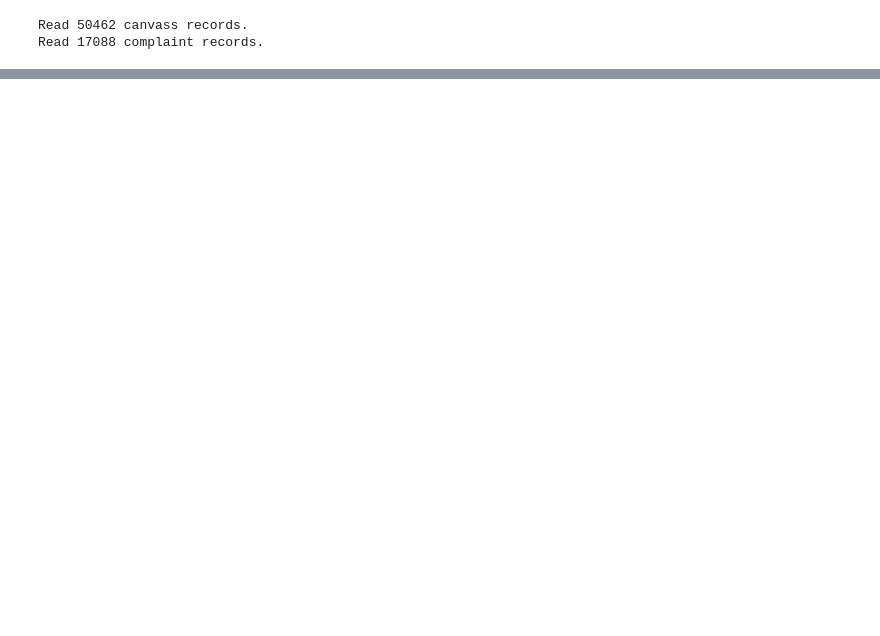
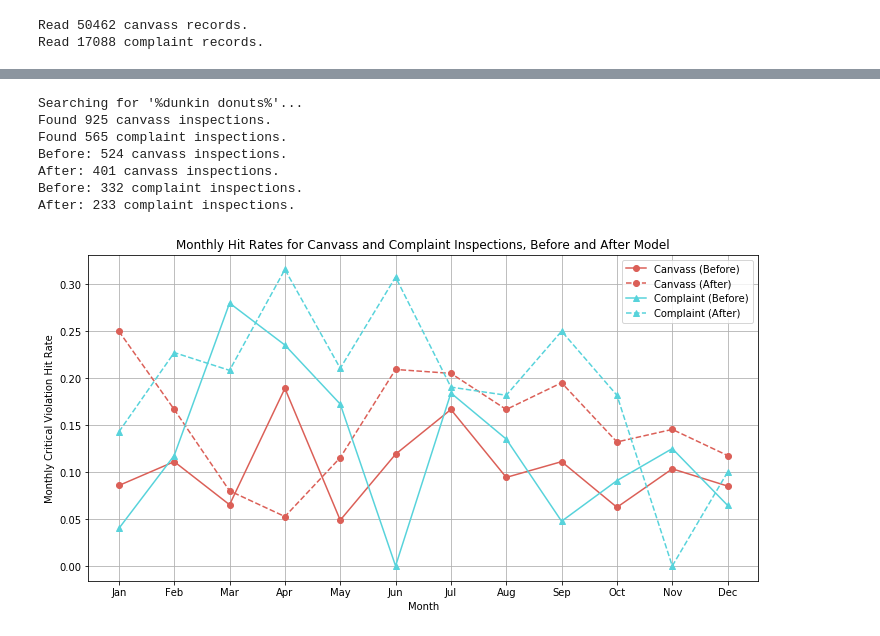
Before and after one commit to vingkan/foodinspectionforecasting, a Jupyter notebook: IIT/19_complaints.ipynb, the cells around one changed output, grey strips where cells are left out. Cells and saved outputs as stored; diff of their text form; code cells hidden in the pictures; blank space fills up the shorter version.

```diff
--- a/IIT/19_complaints.ipynb
+++ b/IIT/19_complaints.ipynb
@@ -81,0 +100,11 @@ plt.show()
+# %%
+show_restaurant("dunkin donuts")
+# %% [output]
+Searching for '%dunkin donuts%'...
+Found 925 canvass inspections.
+Found 565 complaint inspections.
+Before: 524 canvass inspections.
+After: 401 canvass inspections.
+Before: 332 complaint inspections.
+After: 233 complaint inspections.
+[figure, added]
```
Also changed, not shown: parts of 17 cells of this notebook.
